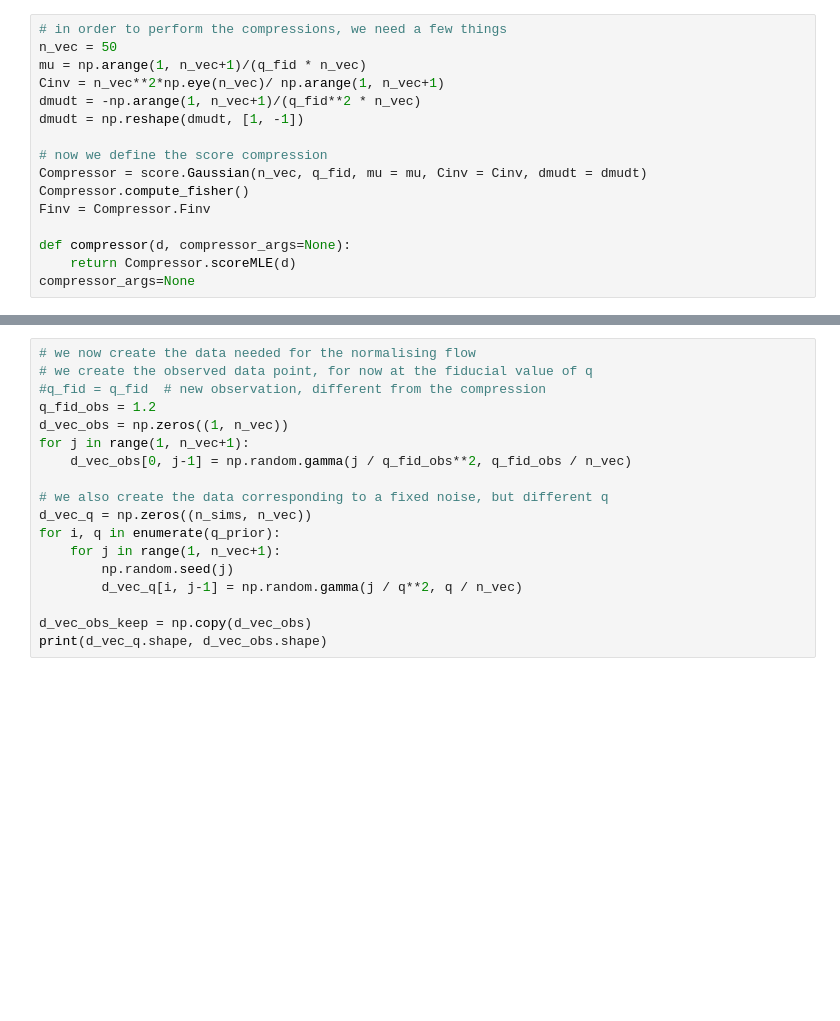
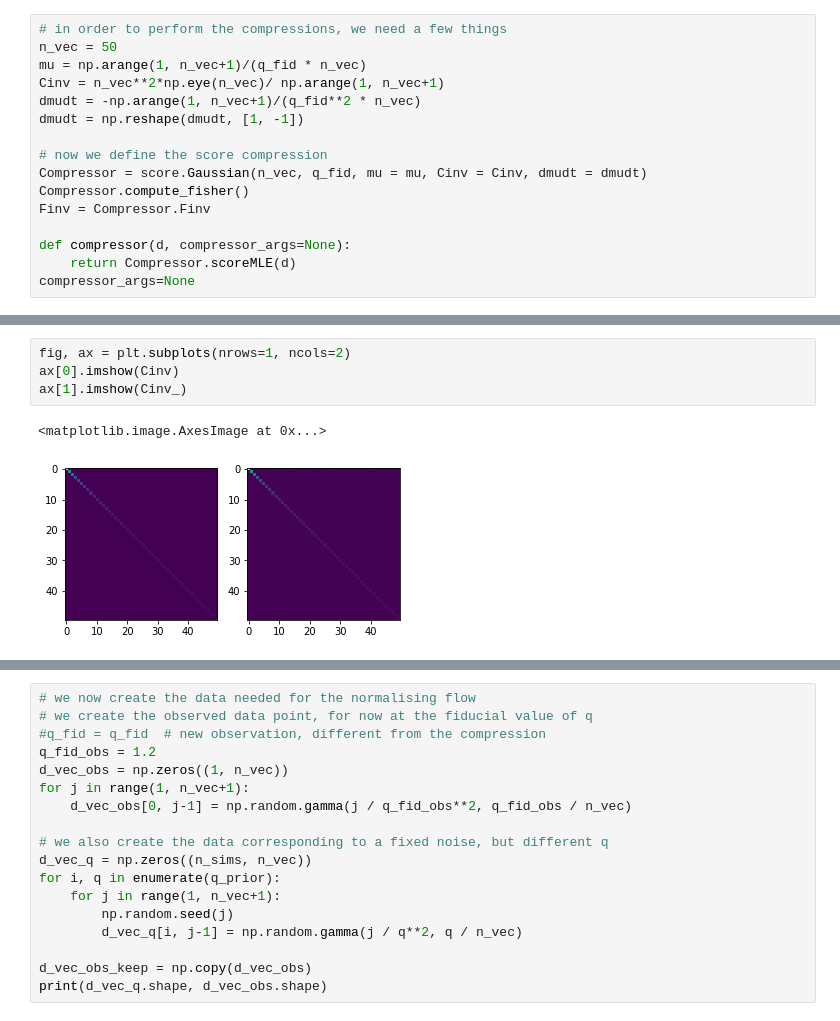
Before and after one commit to dpiras/pydelfi, a Jupyter notebook: examples/GLC_1D_with_score_compression_newds.ipynb, the cells around one changed output, grey strips where cells are left out. Drawn from its saved outputs; the diff is of its cells as text; blank space fills up the shorter version.

```diff
--- a/examples/GLC_1D_with_score_compression_newds.ipynb
+++ b/examples/GLC_1D_with_score_compression_newds.ipynb
@@ -52,0 +83,7 @@ compressor_args=None
+# %%
+fig, ax = plt.subplots(nrows=1, ncols=2)
+ax[0].imshow(Cinv)
+ax[1].imshow(Cinv_)
+# %% [output]
+<matplotlib.image.AxesImage at 0x...>
+[figure, added]
```
Also changed, not shown: parts of 25 cells of this notebook.
